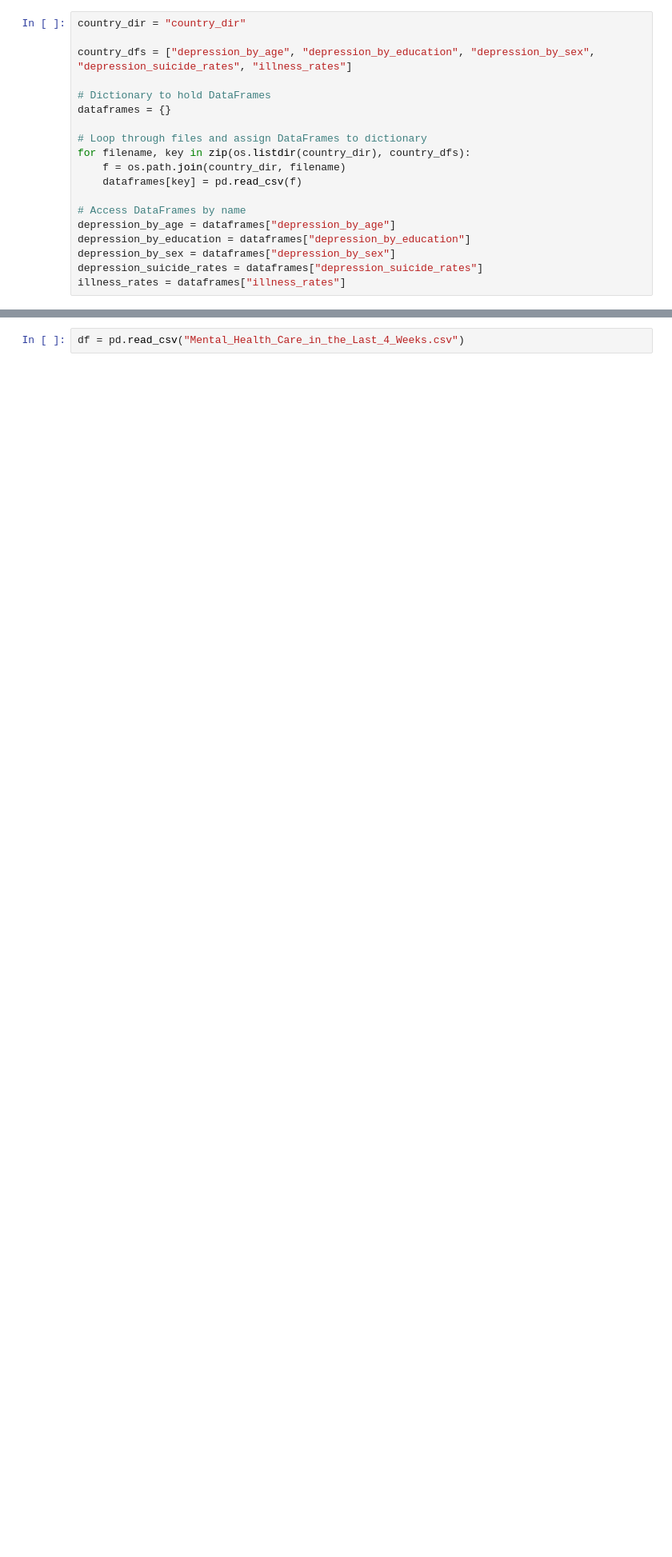
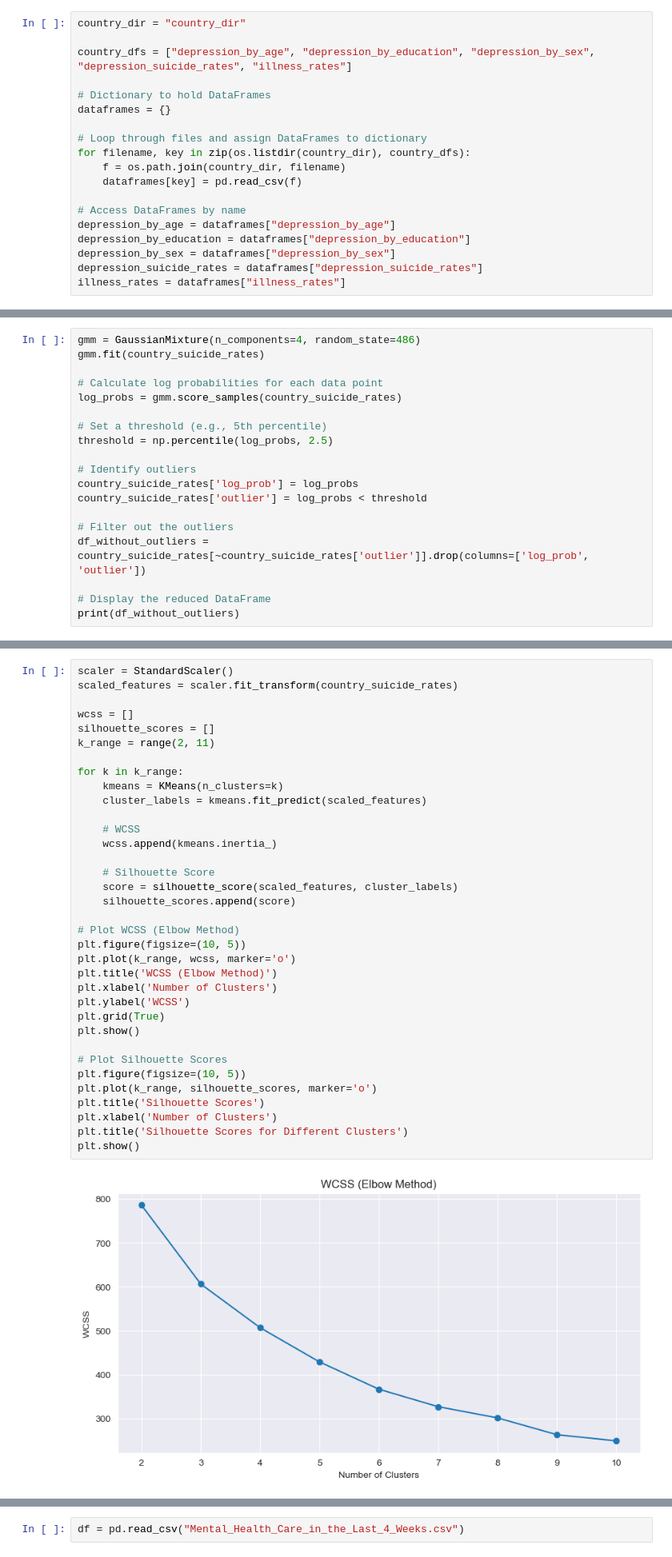
Before and after one commit to brycemartin52/Mental-Health, a Jupyter notebook: mental_health_notebook.ipynb, the cells around one changed output, grey strips where cells are left out. Shown at 80% size. Saved outputs shown, nothing was run; the diff lists cells and outputs as text; blank space fills up the shorter version.

```diff
--- a/mental_health_notebook.ipynb
+++ b/mental_health_notebook.ipynb
@@ -30,0 +75,19 @@ illness_rates = dataframes["illness_rates"]
+# %%
+gmm = GaussianMixture(n_components=4, random_state=486)
+gmm.fit(country_suicide_rates)
+
+# Calculate log probabilities for each data point
+log_probs = gmm.score_samples(country_suicide_rates)
+
+# Set a threshold (e.g., 5th percentile)
+threshold = np.percentile(log_probs, 2.5)
+
+# Identify outliers
+country_suicide_rates['log_prob'] = log_probs
+country_suicide_rates['outlier'] = log_probs < threshold
+
+# Filter out the outliers
+df_without_outliers = country_suicide_rates[~country_suicide_rates['outlier']].drop(columns=['log_prob', 'outlier'])
+
+# Display the reduced DataFrame
+print(df_without_outliers)
@@ -30,0 +110,37 @@ illness_rates = dataframes["illness_rates"]
+# %%
+scaler = StandardScaler()
+scaled_features = scaler.fit_transform(country_suicide_rates)
+
+wcss = []
+silhouette_scores = []
+k_range = range(2, 11)
+
+for k in k_range:
+    kmeans = KMeans(n_clusters=k)
+    cluster_labels = kmeans.fit_predict(scaled_features)
+
+    # WCSS
+    wcss.append(kmeans.inertia_)
+
+    # Silhouette Score
+    score = silhouette_score(scaled_features, cluster_labels)
+    silhouette_scores.append(score)
+
+# Plot WCSS (Elbow Method)
+plt.figure(figsize=(10, 5))
+plt.plot(k_range, wcss, marker='o')
+plt.title('WCSS (Elbow Method)')
+plt.xlabel('Number of Clusters')
+plt.ylabel('WCSS')
+plt.grid(True)
+plt.show()
+
+# Plot Silhouette Scores
+plt.figure(figsize=(10, 5))
+plt.plot(k_range, silhouette_scores, marker='o')
+plt.title('Silhouette Scores')
+plt.xlabel('Number of Clusters')
+plt.title('Silhouette Scores for Different Clusters')
+plt.show()
+# %% [output]
+[figure, added]
```
Also changed, not shown: parts of 28 cells of this notebook, 7 other files.
